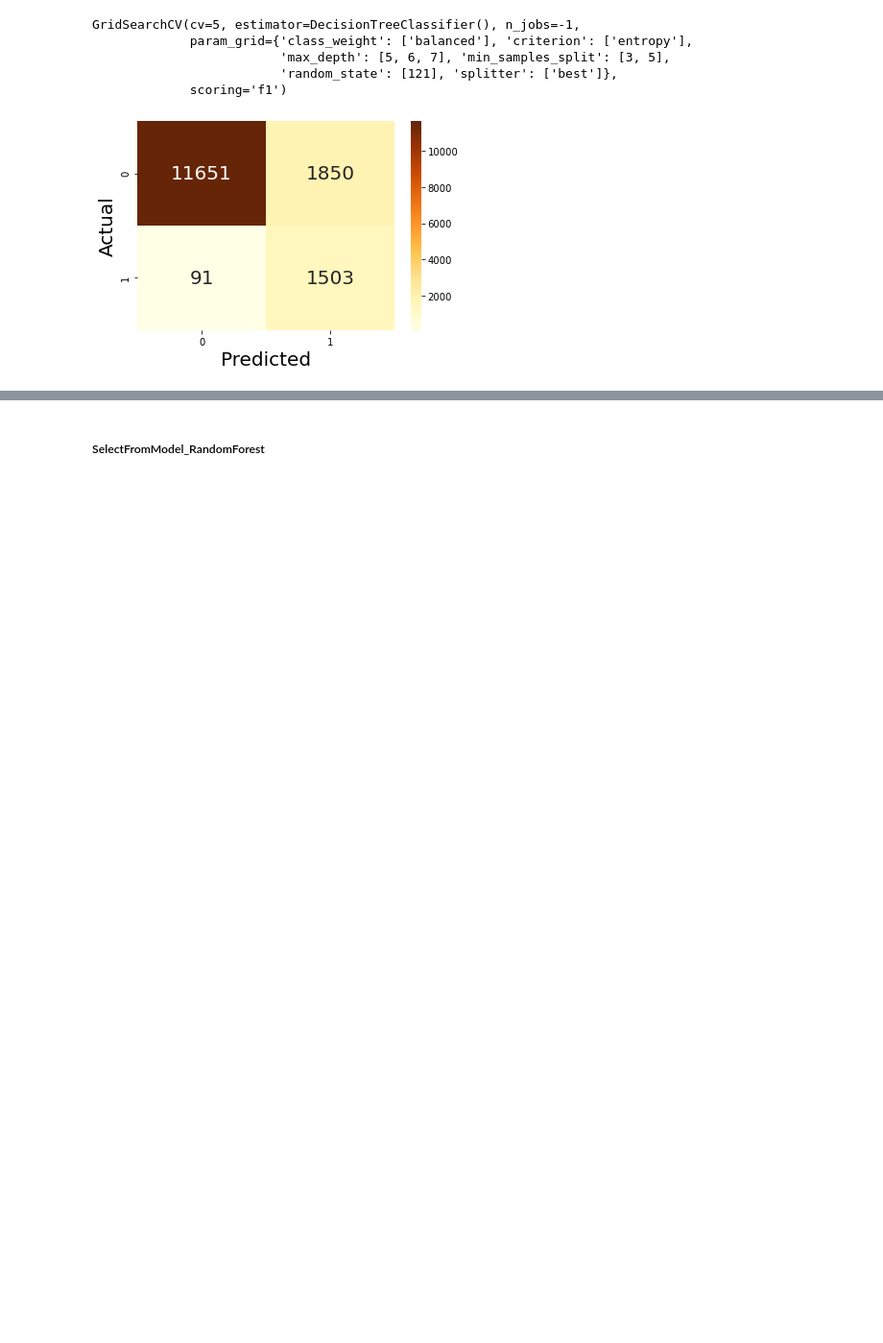
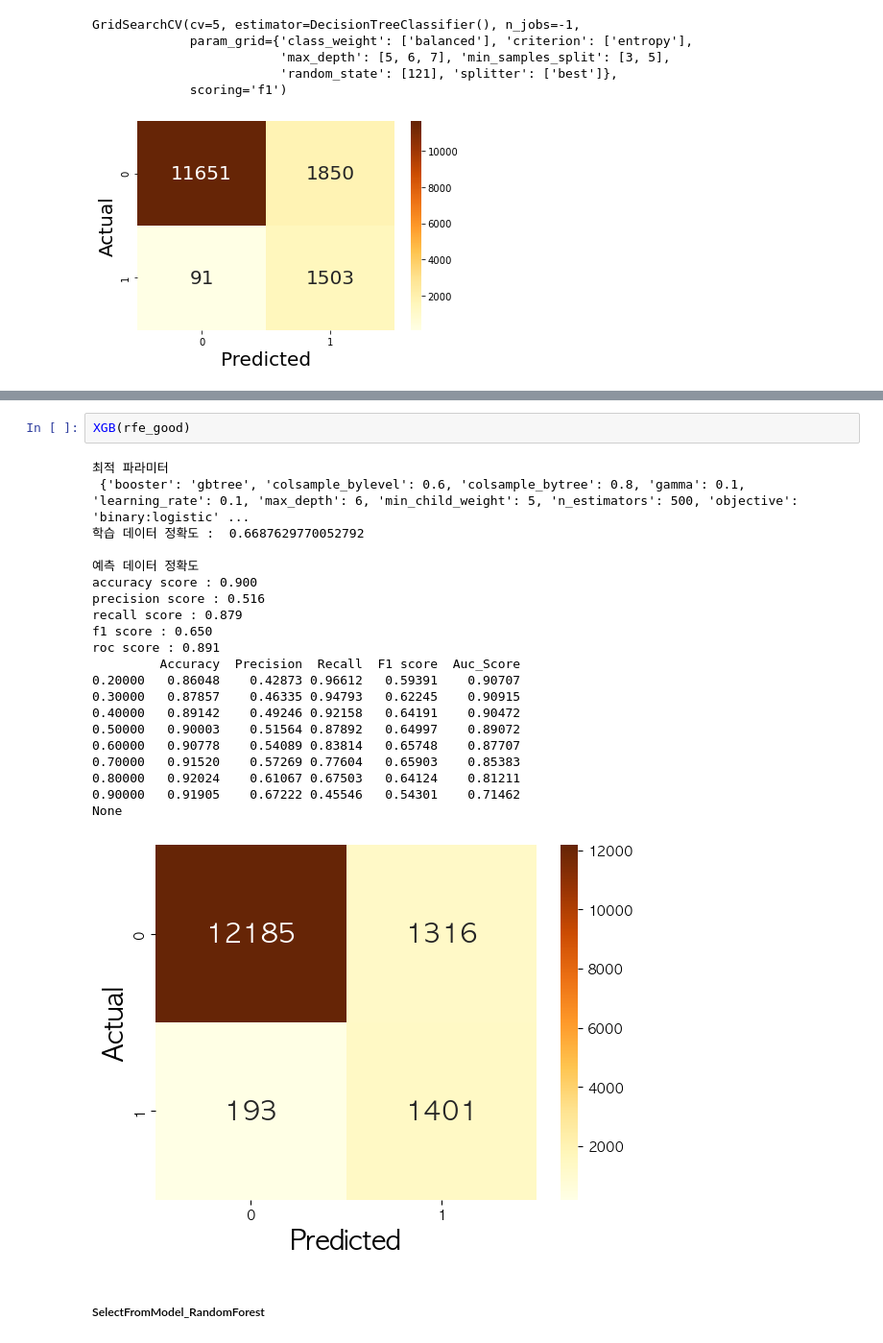
Before and after one commit to skynnn/TAVE-Prediction-Model-for-Insolvent-Companies, a Jupyter notebook: modeling_OneSidedSelection.ipynb, the cells around one changed output, grey strips where cells are left out. Shown at 96% size. Saved outputs shown, nothing was run; the diff lists cells and outputs as text; blank space fills up the shorter version.

```diff
--- a/modeling_OneSidedSelection.ipynb
+++ b/modeling_OneSidedSelection.ipynb
@@ -315,3 +325,27 @@ GridSearchCV(cv=5, estimator=DecisionTreeClassifier(), n_jobs=-1,
+# %%
+XGB(rfe_good)
+# %% [output]
+최적 파라미터
+ {'booster': 'gbtree', 'colsample_bylevel': 0.6, 'colsample_bytree': 0.8, 'gamma': 0.1, 'learning_rate': 0.1, 'max_depth': 6, 'min_child_weight': 5, 'n_estimators': 500, 'objective': 'binary:logistic' ...
+학습 데이터 정확도 :  0.6687629770052792
+
+예측 데이터 정확도
+accuracy score : 0.900
+precision score : 0.516
+recall score : 0.879
+f1 score : 0.650
+roc score : 0.891
+         Accuracy  Precision  Recall  F1 score  Auc_Score
+0.20000   0.86048    0.42873 0.96612   0.59391    0.90707
+0.30000   0.87857    0.46335 0.94793   0.62245    0.90915
+0.40000   0.89142    0.49246 0.92158   0.64191    0.90472
+0.50000   0.90003    0.51564 0.87892   0.64997    0.89072
+0.60000   0.90778    0.54089 0.83814   0.65748    0.87707
+0.70000   0.91520    0.57269 0.77604   0.65903    0.85383
+0.80000   0.92024    0.61067 0.67503   0.64124    0.81211
+0.90000   0.91905    0.67222 0.45546   0.54301    0.71462
+None
+[figure, added]
 # %% [markdown]
 ##### SelectFromModel_RandomForest
 # %%
```
Also changed, not shown: parts of 23 cells of this notebook.
